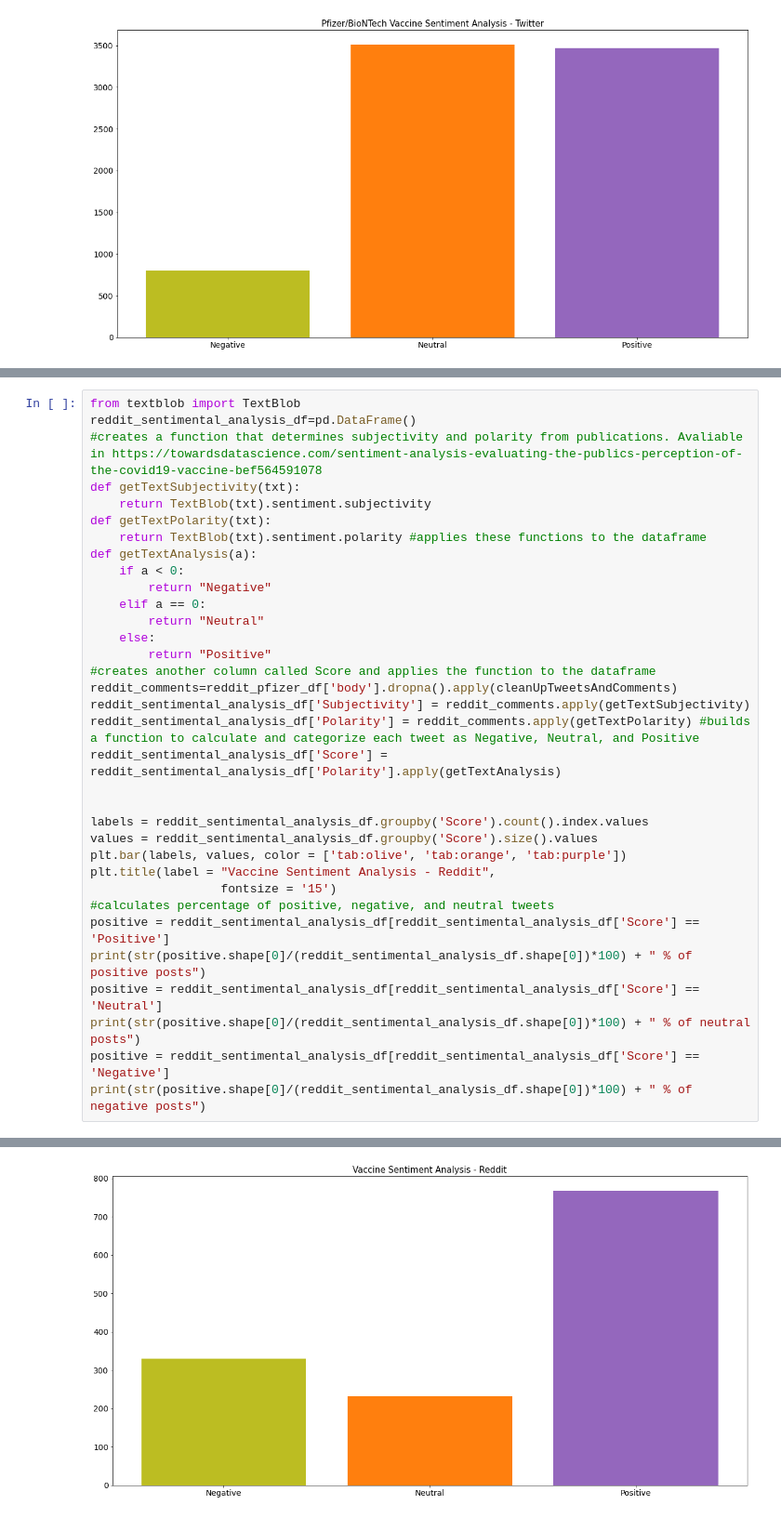
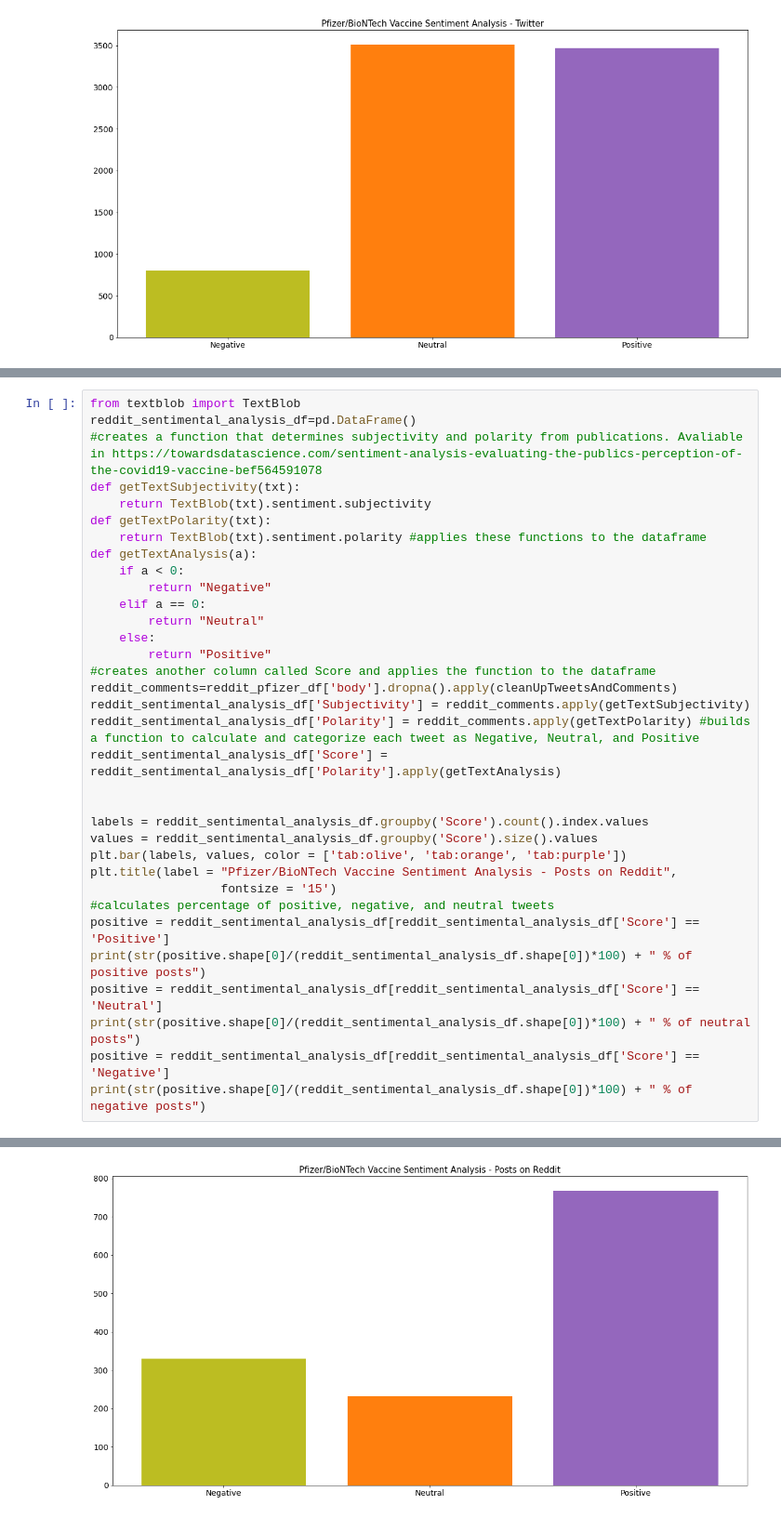
Before and after one commit to mvscti/covid19-vaccine-social-media-perception, a Jupyter notebook: Analysis.ipynb, the cells around one changed output, grey strips where cells are left out. Shown: that part at 93% size. Saved outputs shown, nothing was run; the diff lists cells and outputs as text.

```diff
--- a/Analysis.ipynb
+++ b/Analysis.ipynb
@@ -488,32 +485,32 @@ def getTextPolarity(txt):
     return TextBlob(txt).sentiment.polarity #applies these functions to the dataframe
 def getTextAnalysis(a):
     if a < 0:
         return "Negative"
     elif a == 0:
         return "Neutral"
     else:
         return "Positive"
 #creates another column called Score and applies the function to the dataframe
 reddit_comments=reddit_pfizer_df['body'].dropna().apply(cleanUpTweetsAndComments)
 reddit_sentimental_analysis_df['Subjectivity'] = reddit_comments.apply(getTextSubjectivity)
 reddit_sentimental_analysis_df['Polarity'] = reddit_comments.apply(getTextPolarity) #builds a function to calculate and categorize each tweet as Negative, Neutral, and Positive
 reddit_sentimental_analysis_df['Score'] = reddit_sentimental_analysis_df['Polarity'].apply(getTextAnalysis)
 
 
 labels = reddit_sentimental_analysis_df.groupby('Score').count().index.values
 values = reddit_sentimental_analysis_df.groupby('Score').size().values
 plt.bar(labels, values, color = ['tab:olive', 'tab:orange', 'tab:purple'])
-plt.title(label = "Vaccine Sentiment Analysis - Reddit",
+plt.title(label = "Pfizer/BioNTech Vaccine Sentiment Analysis - Posts on Reddit",
                   fontsize = '15')
 #calculates percentage of positive, negative, and neutral tweets
 positive = reddit_sentimental_analysis_df[reddit_sentimental_analysis_df['Score'] == 'Positive']
 print(str(positive.shape[0]/(reddit_sentimental_analysis_df.shape[0])*100) + " % of positive posts")
 positive = reddit_sentimental_analysis_df[reddit_sentimental_analysis_df['Score'] == 'Neutral']
 print(str(positive.shape[0]/(reddit_sentimental_analysis_df.shape[0])*100) + " % of neutral posts")
 positive = reddit_sentimental_analysis_df[reddit_sentimental_analysis_df['Score'] == 'Negative']
 print(str(positive.shape[0]/(reddit_sentimental_analysis_df.shape[0])*100) + " % of negative posts")
 # %% [output]
 57.669172932330824 % of positive posts
 17.518796992481203 % of neutral posts
 24.81203007518797 % of negative posts
-[figure, old version]
+[figure, new version]
```
Also changed, not shown: parts of 12 cells of this notebook, 3 other files.
